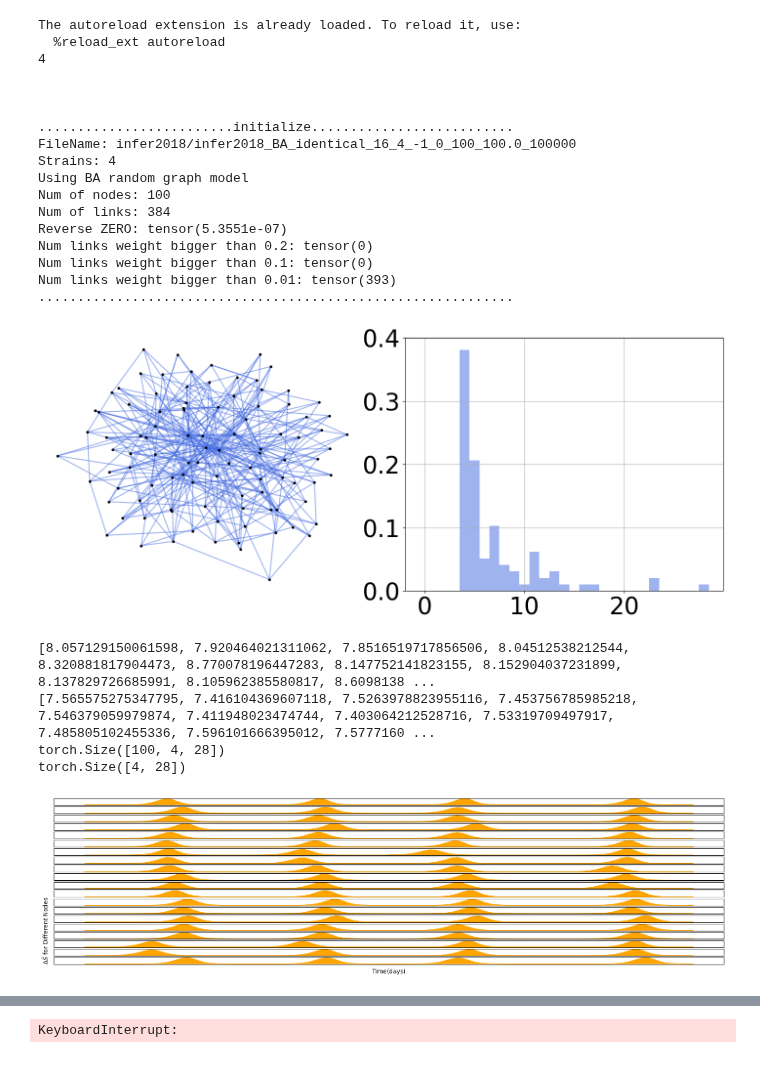
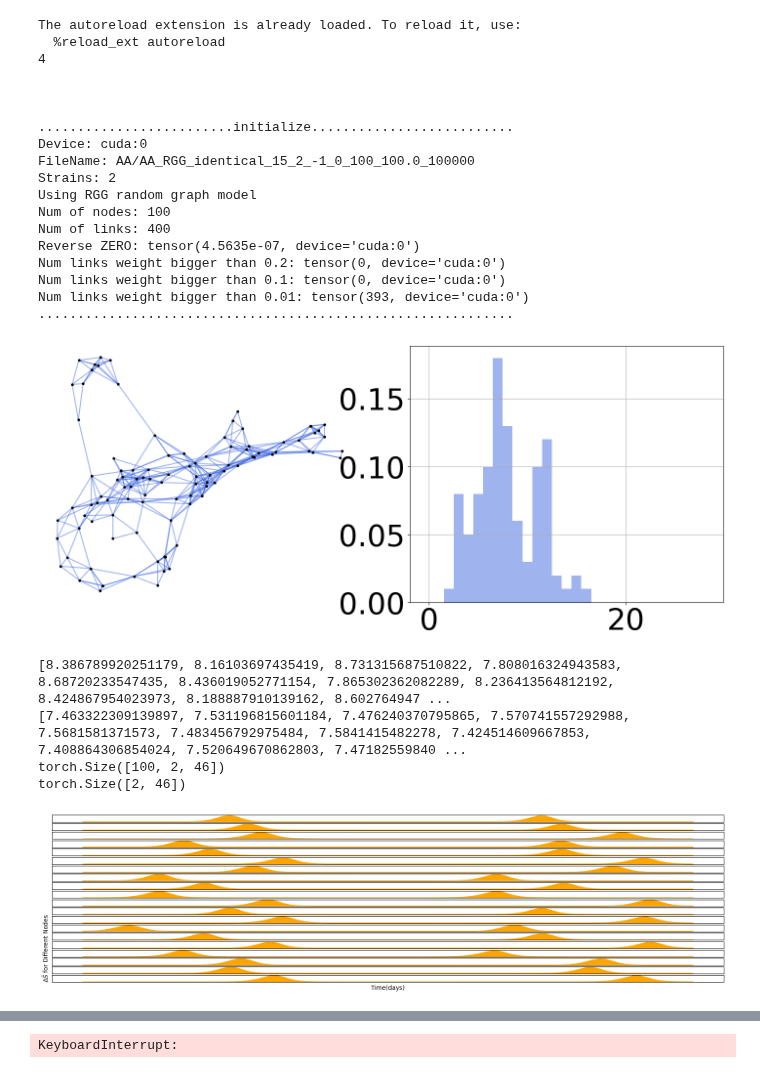
Before and after one commit to bizhili/Topology_Learning_Epis, a Jupyter notebook: test_multi_cities_no_att.ipynb, the cells around one changed output, grey strips where cells are left out. Saved outputs shown, nothing was run; the diff lists cells and outputs as text; code cells hidden in the pictures.

```diff
--- a/test_multi_cities_no_att.ipynb
+++ b/test_multi_cities_no_att.ipynb
@@ -28,18 +28,18 @@ parser = argparse.ArgumentParser(description='Topology fitting parameters')
 pramameters.add_arguments(parser)
 paras= pramameters.read_arguments(parser)
 #preset
-paras.modelLoad= "infer2018"
+paras.modelLoad= "AA"
 
 #realGraphs= ["contious_Africa", "contious_china", "contious_EU", "contious_usa", "mobility_german", "mobility_us"]
 realGraphs2= ["global_air", "us_air"]
 realGraphs3= ["us_air100", "us_air200", "us_air300", "us_air400", "spain_bus", "spain_car", "spain_plane", "spain_train"]
-paras.randomGraph= "BA"
+paras.randomGraph= "RGG"
 paras.weightModel= "identical"
 paras.epoches= 100000
 paras.intense= -1
-paras.seed= 16
+paras.seed= 15
 paras.plot= "spring"
-paras.strains= 4
+paras.strains= 2
 paras.dense= 0
 paras.identicalf= 0.01
 paras.n= 100
@@ -108,43 +108,45 @@ elif  paras.weightModel=="none":
     Aw= A.to(device= device)
 
 utils.log_print(printFlag,"\n\n\n.........................initialize..........................")
+utils.log_print(printFlag,"Device:", device)
 utils.log_print(printFlag,"FileName:", fileName)
 utils.log_print(printFlag,"Strains:", paras.strains)
 utils.log_print(printFlag,"Using", paras.randomGraph,"random graph model")
 utils.log_print(printFlag,"Num of nodes:", G.number_of_nodes())
 utils.log_print(printFlag,"Num of links:", G.number_of_edges())
 Zmat= A_mat.create_A_mat(Aw, P)
 Zmat2= A_mat.reverse_A_mat(Zmat-torch.eye(Aw.shape[0], dtype= torch.float32, device= Aw.device), P)
 utils.log_print(printFlag,"Reverse ZERO:", torch.sum(torch.abs(Zmat2-Aw)))
 utils.log_print(printFlag,"Num links weight bigger than 0.2:", torch.sum(Zmat>0.2)-paras.n)
 utils.log_print(printFlag,"Num links weight bigger than 0.1:", torch.sum(Zmat>0.1)-paras.n)
 utils.log_print(printFlag,"Num links weight bigger than 0.01:", torch.sum(Zmat>0.01)-paras.n)
 utils.log_print(printFlag,".............................................................")
 #plot this network
 if plotFlag==1:
     if paras.plot== "2d_RGG":
         plotGraph.plot_2d_RGG(G, pos)
     elif paras.plot== "spring":
         plotGraph.plot_spring_and_degree(G)
 # %% [output]
 The autoreload extension is already loaded. To reload it, use:
   %reload_ext autoreload
 4
 
 
 
 .........................initialize..........................
-FileName: infer2018/infer2018_BA_identical_16_4_-1_0_100_100.0_100000
-Strains: 4
-Using BA random graph model
+Device: cuda:0
+FileName: AA/AA_RGG_identical_15_2_-1_0_100_100.0_100000
+Strains: 2
+Using RGG random graph model
 Num of nodes: 100
-Num of links: 384
-Reverse ZERO: tensor(5.3551e-07)
-Num links weight bigger than 0.2: tensor(0)
-Num links weight bigger than 0.1: tensor(0)
-Num links weight bigger than 0.01: tensor(393)
+Num of links: 400
+Reverse ZERO: tensor(4.5635e-07, device='cuda:0')
+Num links weight bigger than 0.2: tensor(0, device='cuda:0')
+Num links weight bigger than 0.1: tensor(0, device='cuda:0')
+Num links weight bigger than 0.01: tensor(393, device='cuda:0')
 .............................................................
-[figure, old version]
+[figure, new version]
 # %%
 R0s_taus= [[random.uniform(paras.R0Mean-paras.R0Std, paras.R0Mean+paras.R0Std),
             random.uniform(paras.tauMean-paras.tauStd, paras.tauMean+paras.tauStd)] for _ in range(40)]
@@ -176,11 +178,11 @@ if plotFlag==1:
     #plt.title(f"Example of {numPlot} nodes epidemic newly infected.")
 print(divide[i, :].shape)
 # %% [output]
-[8.057129150061598, 7.920464021311062, 7.8516519717856506, 8.04512538212544, 8.320881817904473, 8.770078196447283, 8.147752141823155, 8.152904037231899, 8.137829726685991, 8.105962385580817, 8.6098138 ...
-[7.565575275347795, 7.416104369607118, 7.5263978823955116, 7.453756785985218, 7.546379059979874, 7.411948023474744, 7.403064212528716, 7.53319709497917, 7.485805102455336, 7.596101666395012, 7.5777160 ...
-torch.Size([100, 4, 28])
-torch.Size([4, 28])
+[8.386789920251179, 8.16103697435419, 8.731315687510822, 7.808016324943583, 8.68720233547435, 8.436019052771154, 7.865302362082289, 8.236413564812192, 8.424867954023973, 8.188887910139162, 8.602764947 ...
+[7.463322309139897, 7.531196815601184, 7.476240370795865, 7.570741557292988, 7.5681581371573, 7.483456792975484, 7.5841415482278, 7.424514609667853, 7.408864306854024, 7.520649670862803, 7.47182559840 ...
+torch.Size([100, 2, 46])
+torch.Size([2, 46])
-[figure, old version]
+[figure, new version]
 # %%
 def rank_nodes_by_distance(G, source_node):
     # Get distances from the source_node to all other nodes
```
Also changed, not shown: parts of 12 cells of this notebook, 27 other files.
